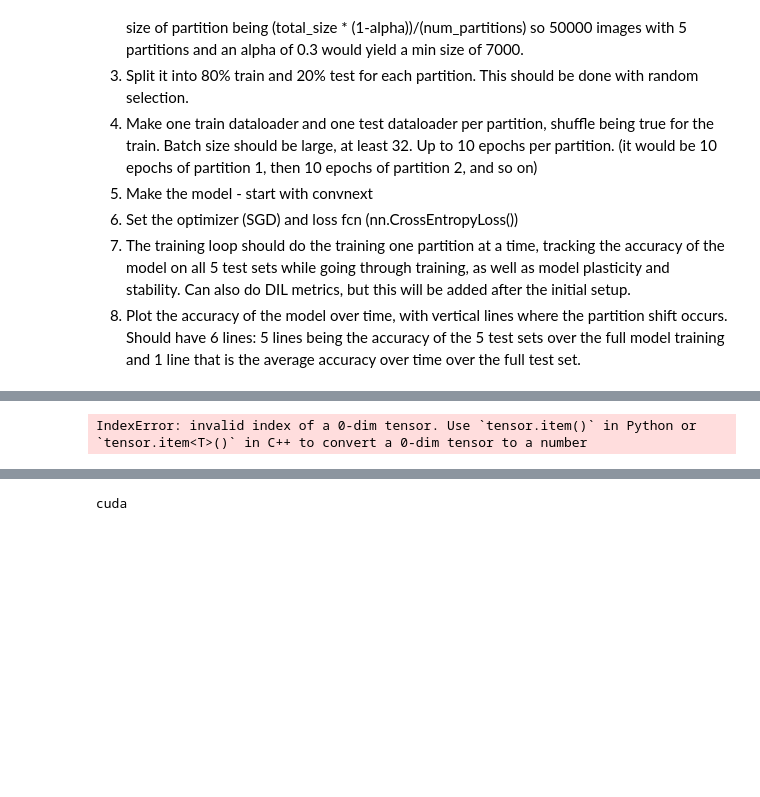
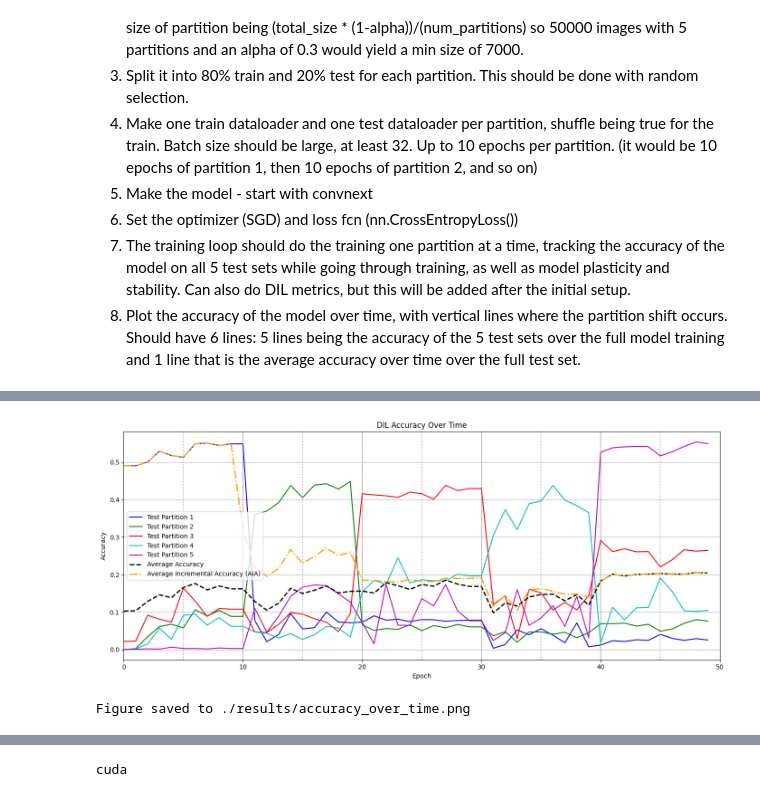
Before and after one commit to scaleoutsystems/continous-MoE, a Jupyter notebook: simpleDILTest.ipynb, the cells around one changed output, grey strips where cells are left out. Saved outputs shown, nothing was run; the diff lists cells and outputs as text; code cells hidden in the pictures; blank space fills up the shorter version.

```diff
--- a/simpleDILTest.ipynb
+++ b/simpleDILTest.ipynb
@@ -298,13 +326,16 @@ plot_partition_distributions(train_loaders, test_loaders, num_classes=10)
 
 
 device = torch.device("cuda" if torch.cuda.is_available() else "cpu")
+
+torch.cuda.empty_cache()
 
 # ConvNeXt Tiny
 model = models.convnext_tiny(pretrained=False, num_classes=10)
 model.to(device)
 
 criterion = nn.CrossEntropyLoss()
-optimizer = optim.SGD(model.parameters(), lr=0.05, momentum=0.9, weight_decay=1e-4)
+optimizer = optim.Adam(model.parameters(), lr=5e-4, weight_decay=1e-4)
+scheduler = optim.lr_scheduler.CosineAnnealingLR(optimizer, T_max=num_epochs_per_partition)
 
 def evaluate_accuracy(model, dataloader, device):
     model.eval()
@@ -347,12 +378,11 @@ for p_idx, train_dl in enumerate(train_loaders):
             optimizer.zero_grad()
             outputs = model(imgs)
             loss = criterion(outputs, labels)
-            if global_step % 2000:
-                print(loss)
             loss.backward()
             optimizer.step()
+            global_step += 1
 
-            global_step += 1
+        scheduler.step()
 
         # Evaluate on all test partitions
         acc_dict = {}
@@ -383,6 +413,6 @@ for p_idx, train_dl in enumerate(train_loaders):
         aia = np.mean(seen_acc)
         average_incremental_accuracy.append(aia)
 
-        print(f"Partition {p_idx} Epoch {epoch+1}: avg_acc={acc_dict['avg']:.4f}, plasticity={plasticity:.4f}, stability={stability:.4f}, AIA={aia:.4f}")
+        print(f"Partition {p_idx} Epoch {epoch+1}: part_acc = {acc_dict[p_idx]:.4f} avg_acc={acc_dict['avg']:.4f}, plasticity={plasticity:.4f}, stability={stability:.4f}, AIA={aia:.4f}")
 # %% [output]
 Training on Partition 0
@@ -406,40 +435,40 @@ KeyboardInterrupt:
-# %%
-print(loss)
-# %% [output]
-IndexError: invalid index of a 0-dim tensor. Use `tensor.item()` in Python or `tensor.item<T>()` in C++ to convert a 0-dim tensor to a number
 # %%
 steps = np.arange(len(accuracy_history))
 accuracy_matrix = np.array([[a[i] for a in accuracy_history] for i in range(num_partitions)])
 avg_accuracy = np.array([a['avg'] for a in accuracy_history])
 aia_array = np.array(average_incremental_accuracy)
 plasticity_array = np.array(plasticity_history)
 stability_array = np.array(stability_history)
 
 plt.figure(figsize=(14,6))
 
 colors = ['b','g','r','c','m']
 for i in range(num_partitions):
     plt.plot(steps, accuracy_matrix[i], label=f"Test Partition {i+1}", color=colors[i])
 
 plt.plot(steps, avg_accuracy, label="Average Accuracy", color='k', linewidth=2, linestyle='--')
 plt.plot(steps, aia_array, label="Average Incremental Accuracy (AIA)", color='orange', linewidth=2, linestyle='-.')
 
 # Vertical lines for partition shifts
-for shift in partition_shifts:
+for shift in list(range(0, num_epochs_per_partition * num_partitions, num_partitions)):
     plt.axvline(x=shift, color='gray', linestyle=':', alpha=0.7)
 
-plt.xlabel("Training Step")
+plt.xlabel("Epoch")
 plt.ylabel("Accuracy")
 plt.title("DIL Accuracy Over Time")
 plt.legend()
 plt.grid(True)
 plt.tight_layout()
+plt.xlim(0, num_epochs_per_partition * len(train_loaders))
 
 # Save figure
 fig_path = os.path.join(save_dir, "accuracy_over_time.png")
 plt.savefig(fig_path)
 plt.show()
 print(f"Figure saved to {fig_path}")
+# %% [output]
+[figure, added]
+Figure saved to ./results/accuracy_over_time.png
 # %%
 metrics = {
     "accuracy_history": accuracy_history,
```
Also changed, not shown: parts of 4 cells of this notebook.
